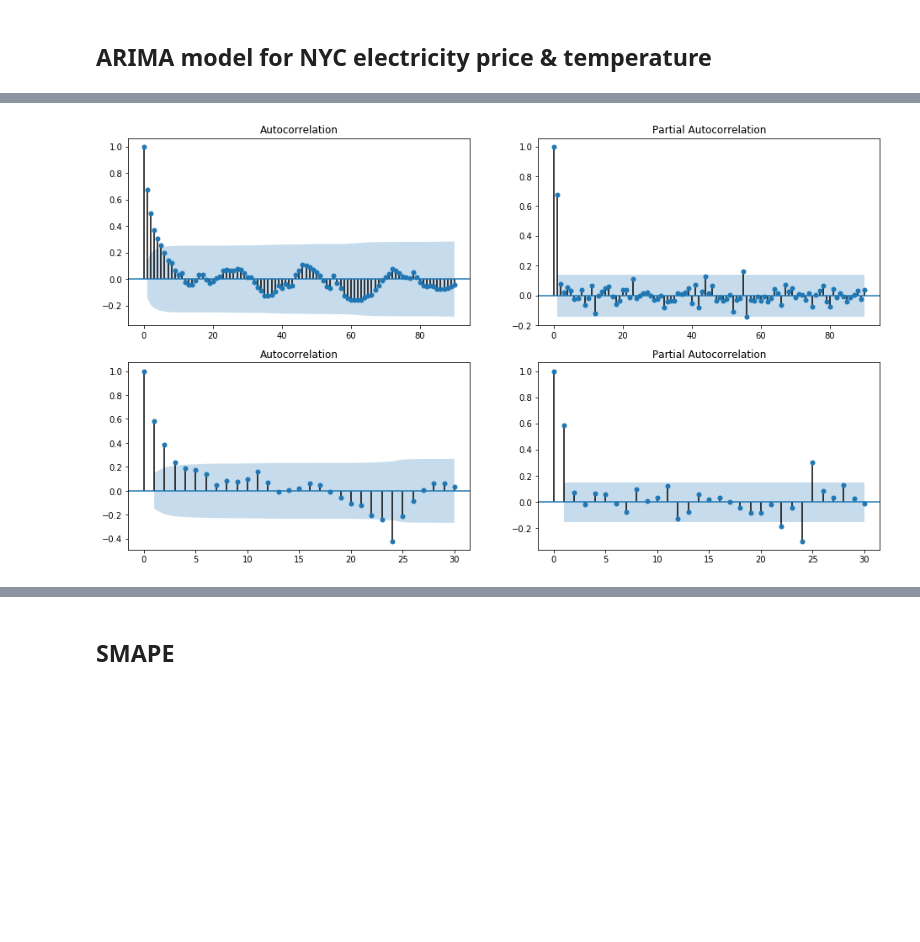
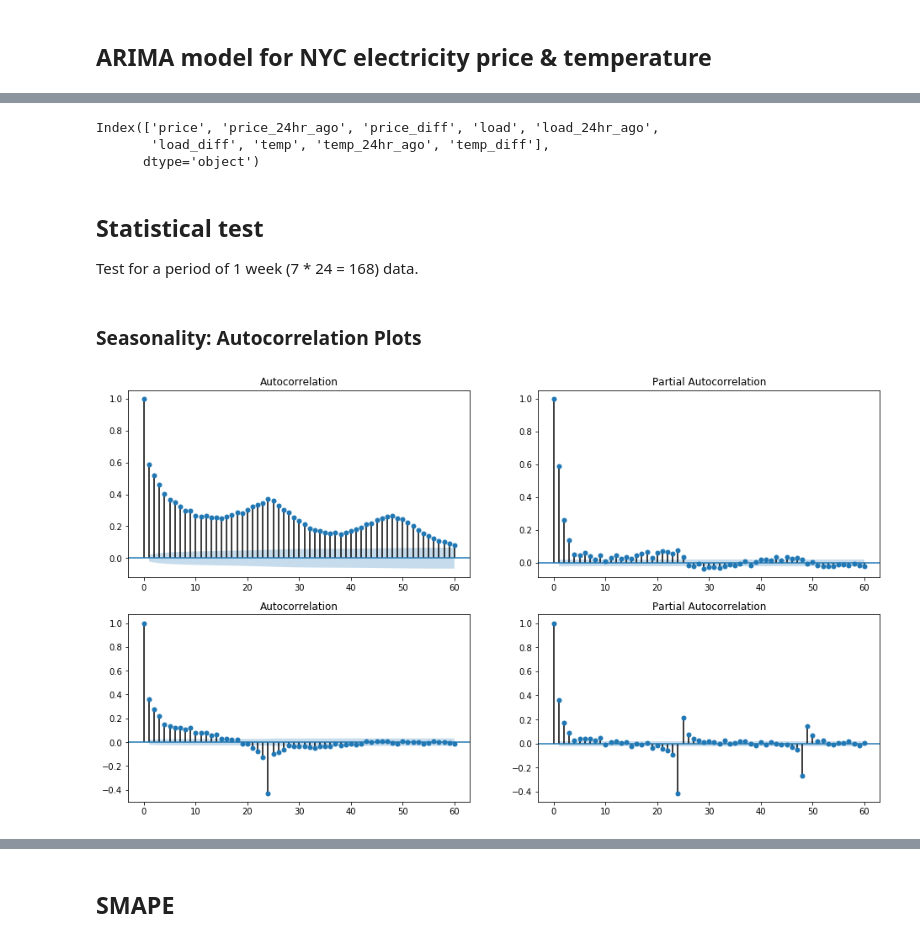
Before and after one commit to xingliuUT/battery_planner, a Jupyter notebook: arima_model.ipynb, the cells around one changed output, grey strips where cells are left out. Cells and saved outputs as stored; diff of their text form; code cells hidden in the pictures; blank space fills up the shorter version.

```diff
--- a/arima_model.ipynb
+++ b/arima_model.ipynb
@@ -114,0 +92,3 @@ ax[1].legend()
+# %%
+df_data = pd.read_csv('full_diff_data.csv', parse_dates=['time_stamp_local'])
+df_data.set_index('time_stamp_local', inplace = True)
@@ -115,21 +99,25 @@ ax[1].legend()
+# %%
+df_data.columns
+# %% [output]
+Index(['price', 'price_24hr_ago', 'price_diff', 'load', 'load_24hr_ago',
+       'load_diff', 'temp', 'temp_24hr_ago', 'temp_diff'],
+      dtype='object')
+# %% [markdown]
+## Statistical test
+
+Test for a period of 1 week (7 * 24 = 168) data.
+# %% [markdown]
+### Seasonality: Autocorrelation Plots
 # %%
-def plot_acf(df, X, name):
+def plot_acf(df, name):
     fig, axes = plt.subplots(2, 2, figsize=(16,9))
 
-    fig = sm.graphics.tsa.plot_acf(df.loc[:,name], lags=90, ax=axes[0, 0])
-    fig = sm.graphics.tsa.plot_pacf(df.loc[:,name], lags=90, ax=axes[0, 1])
+    fig = sm.graphics.tsa.plot_acf(df.loc[:,name], lags=60, ax=axes[0, 0])
+    fig = sm.graphics.tsa.plot_pacf(df.loc[:,name], lags=60, ax=axes[0, 1])
 
-    fig = sm.graphics.tsa.plot_acf(X.loc[:, name + '_deseason'], lags=30, ax=axes[1, 0])
-    fig = sm.graphics.tsa.plot_pacf(X.loc[:, name + '_deseason'], lags=30, ax=axes[1, 1])
+    fig = sm.graphics.tsa.plot_acf(df.loc[:, name + '_diff'], lags=60, ax=axes[1, 0])
+    fig = sm.graphics.tsa.plot_pacf(df.loc[:, name + '_diff'], lags=60, ax=axes[1, 1])
-# %%
-plot_acf(df_price, X_price, 'price')
-# # Graph data
-# fig, axes = plt.subplots(2, 2, figsize=(16,9))
-
-# fig = sm.graphics.tsa.plot_acf(df_price.price, lags=90, ax=axes[0, 0])
-# fig = sm.graphics.tsa.plot_pacf(df_price.price, lags=90, ax=axes[0, 1])
-
-# fig = sm.graphics.tsa.plot_acf(X_price.price_deseason, lags=30, ax=axes[1, 0])
-# fig = sm.graphics.tsa.plot_pacf(X_price.price_deseason, lags=30, ax=axes[1, 1])
-# %% [output]
-[figure, removed]
+# %%
+plot_acf(df_data, 'price')
+# %% [output]
+[figure, added]
```
Also changed, not shown: parts of 41 cells of this notebook.
